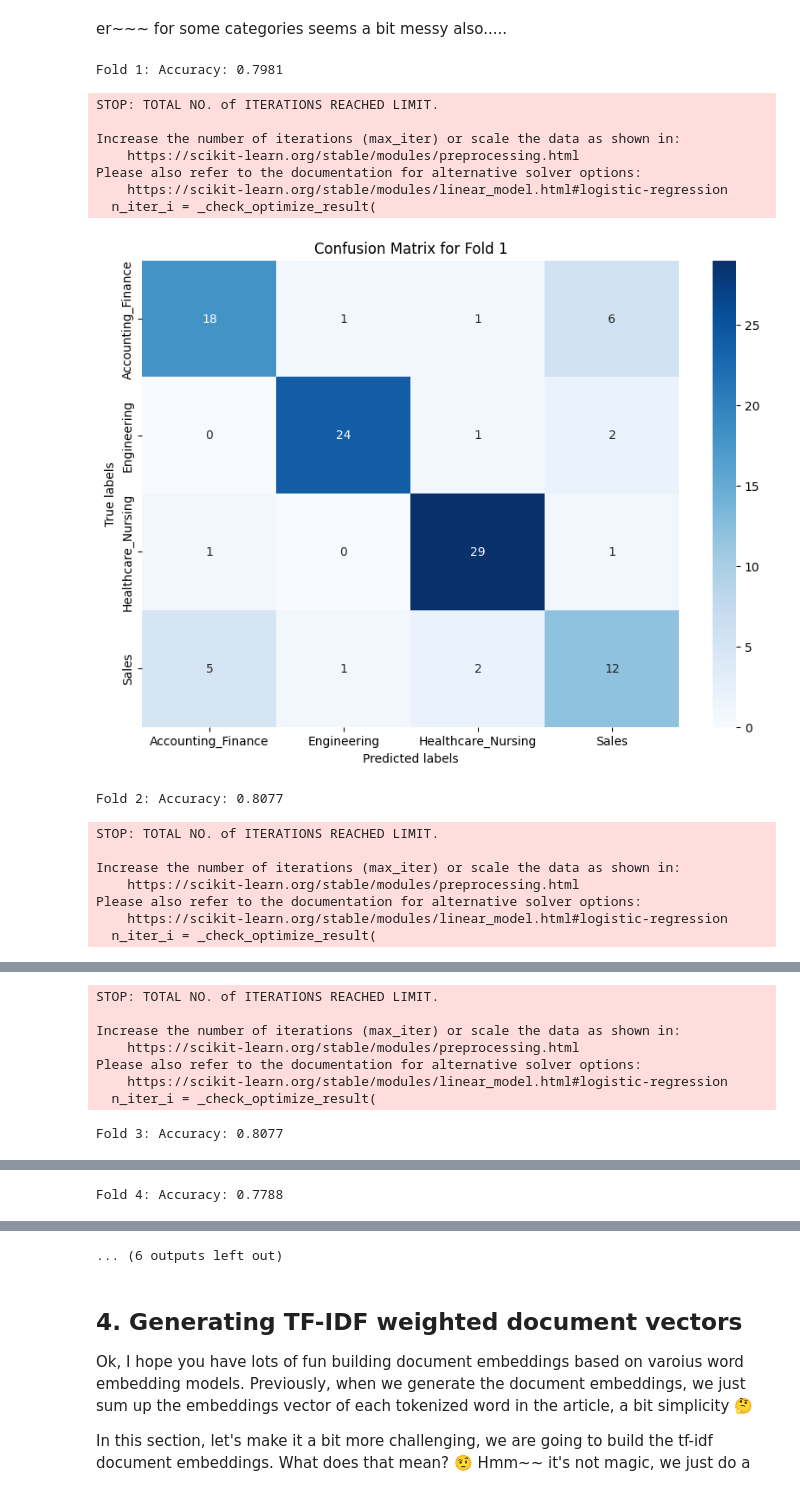
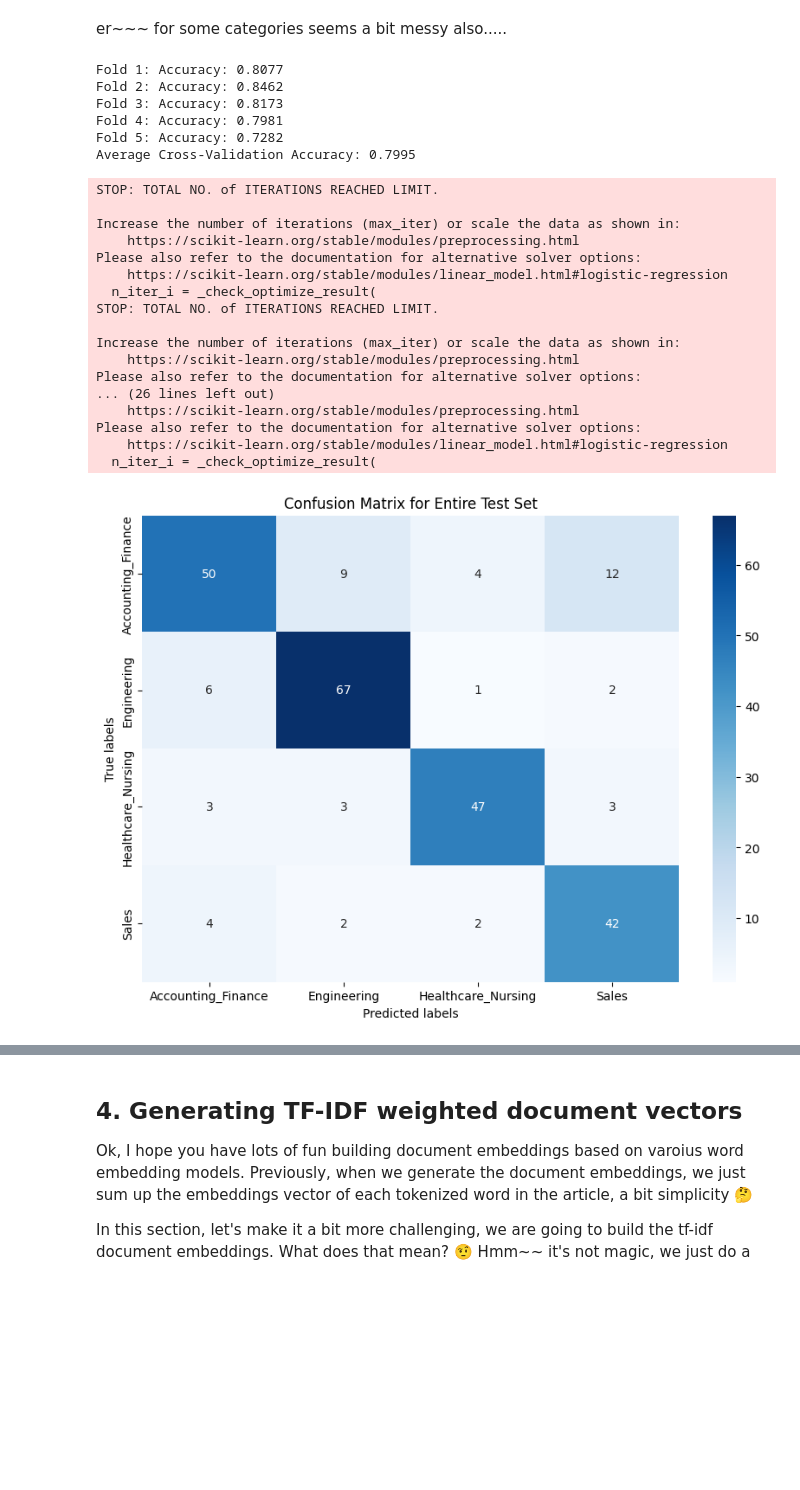
Before and after one commit to ayushpatel2002/jobs-data-NLP, a Jupyter notebook: w09_act2_embedding_classification copy.ipynb, the cells around one changed output, grey strips where cells are left out. Saved outputs shown, nothing was run; the diff lists cells and outputs as text; code cells hidden in the pictures; blank space fills up the shorter version.

```diff
--- a/w09_act2_embedding_classification copy.ipynb
+++ b/w09_act2_embedding_classification copy.ipynb
@@ -38,10 +38,20 @@ Read in the article text, and creates another list to store the tokenized versio
 txt_fname = 'description.txt'
 with open(txt_fname) as txtf:
     description = txtf.read().splitlines() # reading a list of strings, each for a document/article
+    titles = txtf.read().splitlines()
 tk_description = [a.split(' ') for a in description]
+tk_title = [t.split(' ') for t in description]
+# %%
+titles_fname = 'title.txt'
+with open(txt_fname) as txtf:
+    titles = txtf.read().splitlines()
+tk_title = [t.split(' ') for t in description]
+import string
+tk_title = [list(map(lambda term: term.lower().translate(str.maketrans('', '', string.punctuation)), doc)) for doc in tk_title]
 # %%
 df['Description'] = description
 df['Tokenized Description'] = tk_description
+df['Tokenized Title'] = tk_title
 df.sample(n = 5) # look at a few examples
 # %% [output]
 |  | Webindex | Title | Company | Description | Tokenized Description | Tokenized Title | Tokenized Company | ... |
@@ -297,7 +355,14 @@ plotTSNE(df['Category'],features)
 # %% [markdown]
 er~~~ for some categories seems a bit messy also.....
 # %%
+from sklearn.linear_model import LogisticRegression
 from sklearn.model_selection import KFold, train_test_split
+from sklearn.metrics import confusion_matrix
+import seaborn as sns
+import matplotlib.pyplot as plt
+
+# Initialize the Logistic Regression model
+model = LogisticRegression(max_iter=200, random_state=3891013)
 
 # Splitting data
 X_train, X_test, y_train, y_test, train_indices, test_indices = train_test_split(bbcFT_dvs, df['Category'], list(range(0,len(df))), test_size=0.33, random_state=3891013)
@@ -309,6 +374,7 @@ scores = []
 
 for train_index, val_index in kf.split(X_train):
     X_train_fold, X_val_fold = X_train[train_index], X_train[val_index]
+
     y_train_fold, y_val_fold = y_train.iloc[train_index], y_train.iloc[val_index]
 
     model.fit(X_train_fold, y_train_fold)
@@ -320,51 +386,58 @@ for train_index, val_index in kf.split(X_train):
 
     cm = confusion_matrix(y_val_fold, y_pred_fold)
 
-    # Plotting
-    plt.figure(figsize=(10,7))
-    sns.heatmap(cm, annot=True, fmt='g', cmap='Blues', xticklabels=model.classes_, yticklabels=model.classes_)
-    plt.xlabel('Predicted labels')
-    plt.ylabel('True labels')
-    plt.title(f'Confusion Matrix for Fold {fold_num}')
-    plt.show()
+    # # Plotting
+    # plt.figure(figsize=(10,7))
+    # sns.heatmap(cm, annot=True, fmt='g', cmap='Blues', xticklabels=model.classes_, yticklabels=model.classes_)
+    # plt.xlabel('Predicted labels')
+    # plt.ylabel('True labels')
+    # plt.title(f'Confusion Matrix for Fold {fold_num}')
+    # plt.show()
 
     fold_num += 1
 
 avg_score = sum(scores) / len(scores)
 print(f"Average Cross-Validation Accuracy: {avg_score:.4f}")
 df_results.loc[len(df_results)] = ['unweighted vector(using in-house trained FastText)', avg_score]
 
 # After the 5-fold CV, fit the model on the entire training data
 model.fit(X_train, y_train)
 
 # Predict on the test set
 y_pred = model.predict(X_test)
 
 # Generate the confusion matrix
 cm = confusion_matrix(y_test, y_pred)
 
 # Plotting
 plt.figure(figsize=(10,7))
 sns.heatmap(cm, annot=True, fmt='g', cmap='Blues', xticklabels=model.classes_, yticklabels=model.classes_)
 plt.xlabel('Predicted labels')
 plt.ylabel('True labels')
 plt.title('Confusion Matrix for Entire Test Set')
 plt.show()
 # %% [output]
-Fold 1: Accuracy: 0.7981
+Fold 1: Accuracy: 0.8077
+Fold 2: Accuracy: 0.8462
+Fold 3: Accuracy: 0.8173
+Fold 4: Accuracy: 0.7981
+Fold 5: Accuracy: 0.7282
+Average Cross-Validation Accuracy: 0.7995
 STOP: TOTAL NO. of ITERATIONS REACHED LIMIT.
 
 Increase the number of iterations (max_iter) or scale the data as shown in:
     https://scikit-learn.org/stable/modules/preprocessing.html
 Please also refer to the documentation for alternative solver options:
     https://scikit-learn.org/stable/modules/linear_model.html#logistic-regression
   n_iter_i = _check_optimize_result(
+STOP: TOTAL NO. of ITERATIONS REACHED LIMIT.
+
+Increase the number of iterations (max_iter) or scale the data as shown in:
+    https://scikit-learn.org/stable/modules/preprocessing.html
+Please also refer to the documentation for alternative solver options:
+... (26 lines left out)
+    https://scikit-learn.org/stable/modules/preprocessing.html
+Please also refer to the documentation for alternative solver options:
+    https://scikit-learn.org/stable/modules/linear_model.html#logistic-regression
+  n_iter_i = _check_optimize_result(
-[figure, old version]
+[figure, new version]
-Fold 2: Accuracy: 0.8077
-STOP: TOTAL NO. of ITERATIONS REACHED LIMIT.
-
-Increase the number of iterations (max_iter) or scale the data as shown in:
-    https://scikit-learn.org/stable/modules/preprocessing.html
-Please also refer to the documentation for alternative solver options:
-    https://scikit-learn.org/stable/modules/linear_model.html#logistic-regression
-  n_iter_i = _check_optimize_result(
@@ -372,8 +443,0 @@ Please also refer to the documentation for alternative solver options:
-STOP: TOTAL NO. of ITERATIONS REACHED LIMIT.
-
-Increase the number of iterations (max_iter) or scale the data as shown in:
-    https://scikit-learn.org/stable/modules/preprocessing.html
-Please also refer to the documentation for alternative solver options:
-    https://scikit-learn.org/stable/modules/linear_model.html#logistic-regression
-  n_iter_i = _check_optimize_result(
-Fold 3: Accuracy: 0.8077
@@ -381 +443,0 @@ Fold 3: Accuracy: 0.8077
-Fold 4: Accuracy: 0.7788
@@ -390,4 +444,3 @@ Please also refer to the documentation for alternative solver options:
-... (6 outputs left out)
 # %% [markdown]
 ## 4. Generating TF-IDF weighted document vectors
 
```
Also changed, not shown: parts of 38 cells of this notebook.
